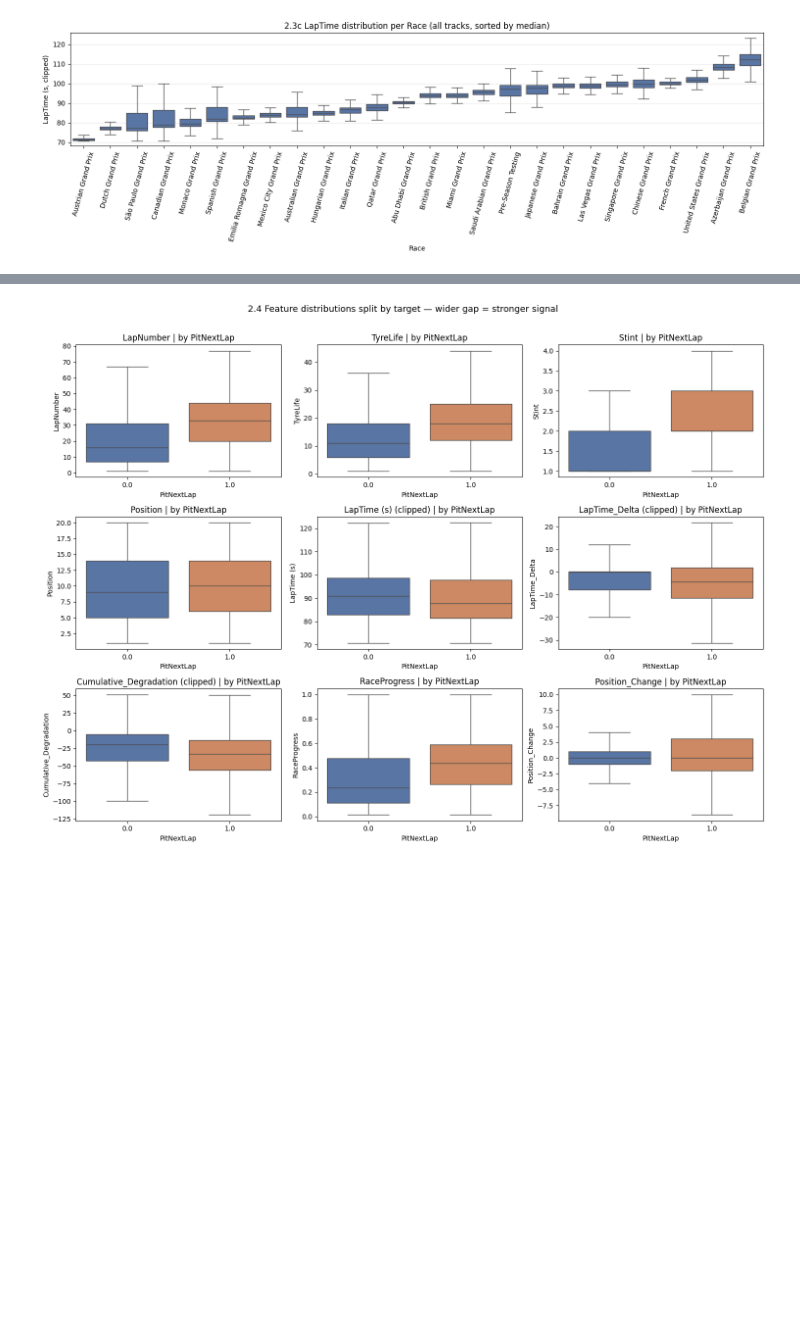
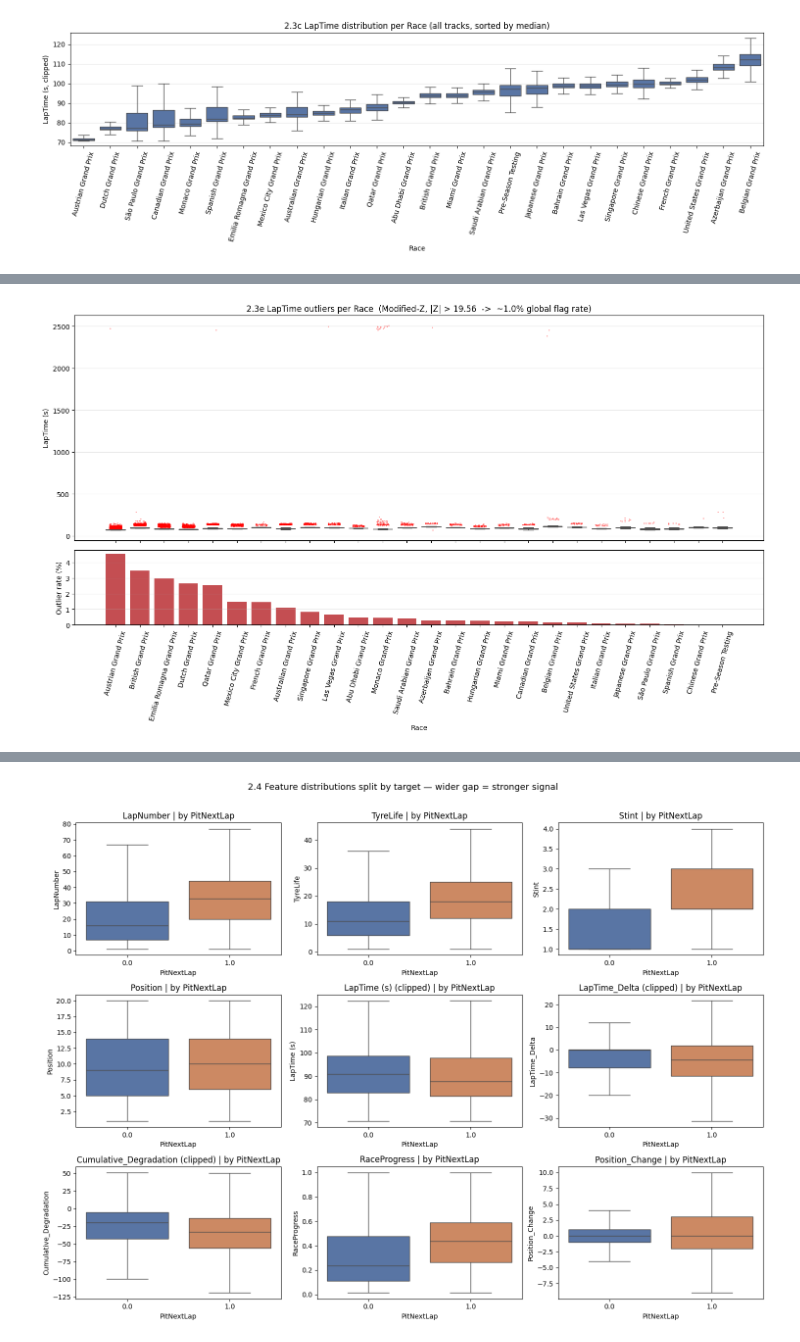
Before and after one commit to Propar2750/PitStop, a Jupyter notebook: eda.ipynb, the cells around one changed output, grey strips where cells are left out. Cells and saved outputs as stored; diff of their text form; code cells hidden in the pictures; blank space fills up the shorter version.

```diff
--- a/eda.ipynb
+++ b/eda.ipynb
@@ -226,0 +288,75 @@ plt.tight_layout(); plt.show()
+# %%
+# 2.3e LapTime outliers per Race — Modified Z-score (MAD-based)
+# Stricter, distribution-robust alternative to the 1.5*IQR rule in 2.3d.
+# Modified Z = 0.6745 * (x - median) / MAD,  where MAD = median(|x - median|).
+# We pick the |Z| threshold so the GLOBAL flag rate ~= TARGET_RATE (default 1%).
+# This is more meaningful than a fixed 3.5 cutoff on heavy-tailed LapTime data,
+# where the right tail thickness varies a lot from race to race.
+
+TARGET_RATE = 0.01  # ~1% of laps flagged
+sub_mz = train[['Race', 'LapTime (s)']].dropna().copy()
+
+# Per-race median and MAD using DataFrame-internal transforms (safe alignment).
+sub_mz['_med'] = sub_mz.groupby('Race')['LapTime (s)'].transform('median')
+sub_mz['_abs_dev'] = (sub_mz['LapTime (s)'] - sub_mz['_med']).abs()
+sub_mz['_mad'] = sub_mz.groupby('Race')['_abs_dev'].transform('median')
+
+# Guard against MAD == 0 on degenerate races so the z-score stays finite.
+eps_floor = 1e-9 * sub_mz['_med'].clip(lower=1.0)
+mad_safe = sub_mz['_mad'].where(sub_mz['_mad'] > 0, eps_floor)
+
+sub_mz['mod_z'] = 0.6745 * (sub_mz['LapTime (s)'] - sub_mz['_med']) / mad_safe
+
+# Data-driven threshold: top TARGET_RATE of |mod_z| gets flagged.
+THRESH = float(sub_mz['mod_z'].abs().quantile(1 - TARGET_RATE))
+sub_mz['is_outlier'] = sub_mz['mod_z'].abs() > THRESH
+
+outlier_rate_mz = (sub_mz.groupby('Race')['is_outlier'].mean()
+                   .sort_values(ascending=False))
+order_mz = outlier_rate_mz.index.tolist()
+race_to_x = {r: i for i, r in enumerate(order_mz)}
+
+fig_width = max(10, 0.5 * len(order_mz) + 2)
+fig, (ax1, ax2) = plt.subplots(
+    2, 1, figsize=(fig_width, 9), sharex=True,
+    gridspec_kw={'height_ratios': [3, 1]},
+)
+
+sns.boxplot(data=sub_mz, x='Race', y='LapTime (s)', order=order_mz,
+            color='#4c72b0', showfliers=False, ax=ax1)
+
+out = sub_mz.loc[sub_mz['is_outlier']]
+xs = out['Race'].map(race_to_x).values + (np.random.rand(len(out)) - 0.5) * 0.5
+ax1.scatter(xs, out['LapTime (s)'].values, s=4, c='red', alpha=0.35, linewidths=0)
+ax1.set_ylabel('LapTime (s)')
+ax1.set_title(
+    f'2.3e LapTime outliers per Race  '
+    f'(Modified-Z, |Z| > {THRESH:.2f}  ->  ~{TARGET_RATE*100:.1f}% global flag rate)'
+)
+ax1.grid(axis='y', alpha=0.3)
+
+ax2.bar(range(len(order_mz)), outlier_rate_mz.values * 100, color='#c44e52')
+ax2.set_xticks(range(len(order_mz)))
+ax2.set_xticklabels(order_mz, rotation=75)
+ax2.set_ylabel('Outlier rate (%)')
+ax2.set_xlabel('Race')
+ax2.grid(axis='y', alpha=0.3)
+
+plt.tight_layout(); plt.show()
+
+flagged = int(sub_mz['is_outlier'].sum())
+print(f'Modified-Z threshold chosen for ~{TARGET_RATE*100:.1f}% target: |Z| > {THRESH:.2f}')
+print(f'Actual overall flag rate: {sub_mz["is_outlier"].mean()*100:.2f}% '
+      f'({flagged:,} of {len(sub_mz):,} laps)')
+print('Top 5 races by Modified-Z outlier rate:')
+print((outlier_rate_mz.head(5) * 100).round(2).to_string())
+
+# Side-by-side with 2.3d's IQR rule, if that cell has been run in this session.
+try:
+    iqr_rate = sub['is_outlier'].mean() * 100
+    print(f'\nIQR (1.5*IQR) overall outlier rate: {iqr_rate:.2f}%   '
+          f'vs Modified-Z: {sub_mz["is_outlier"].mean()*100:.2f}%')
+except NameError:
+    pass
+# %% [output]
+[figure, added]
```
Also changed, not shown: parts of 2 cells of this notebook, 1 other file.
